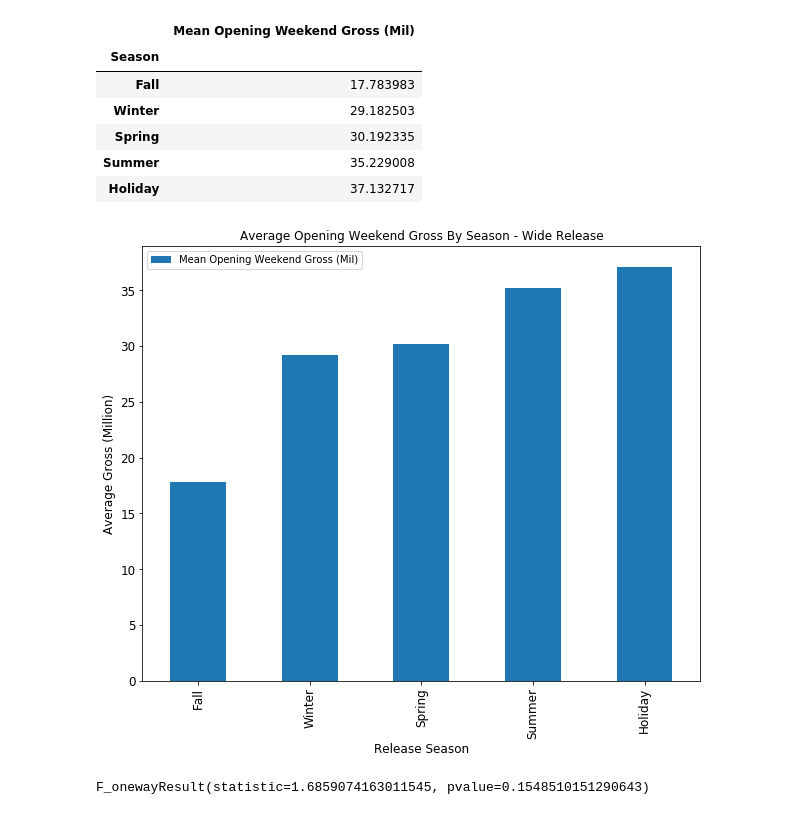
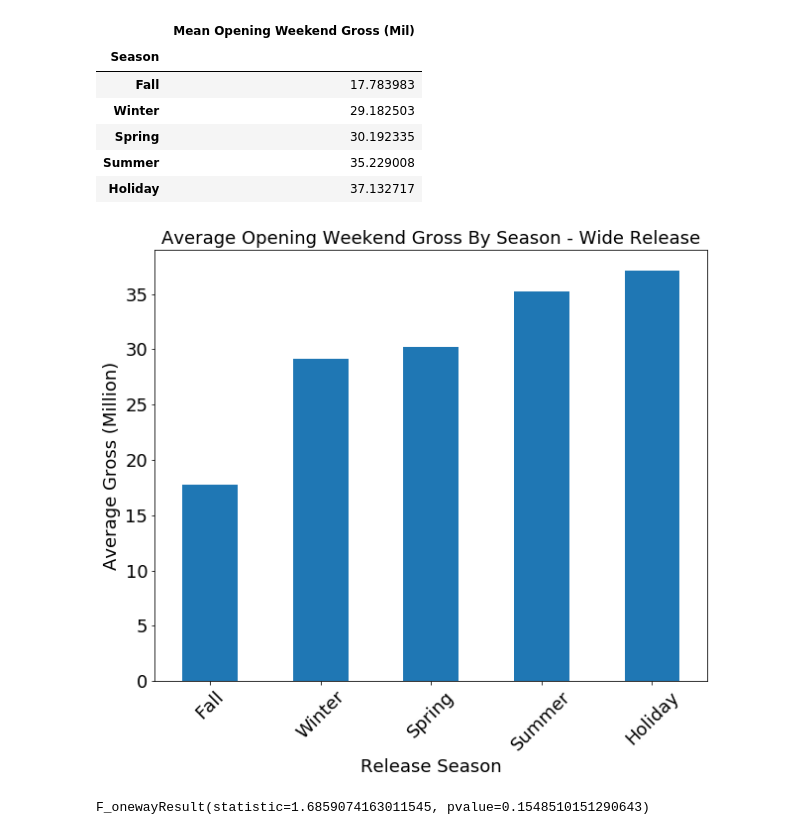
Before and after one commit to ocsc-datascience/MovieDataMagic, a Jupyter notebook: notebooks/MoviesOpeningBoxOfficeBySeason-WideRelease.ipynb, the cells around one changed output. Saved outputs shown, nothing was run; the diff lists cells and outputs as text; code cells hidden in the pictures.

```diff
--- a/notebooks/MoviesOpeningBoxOfficeBySeason-WideRelease.ipynb
+++ b/notebooks/MoviesOpeningBoxOfficeBySeason-WideRelease.ipynb
@@ -144,16 +144,15 @@ WRplot_df
 | Holiday | 37.132717 |
 # %%
 ax = WRplot_df.plot(kind='bar', \
-                  title = 'Average Opening Weekend Gross By Season - Wide Release',\
-                  figsize=(10, 8), legend=True, fontsize=12 )
+                  figsize=(10, 8), legend=False, fontsize=18, rot=45 )
 
-
-ax.set_xlabel("Release Season", fontsize=12)
-ax.set_ylabel("Average Gross (Million)", fontsize=12)
+ax.set_title('Average Opening Weekend Gross By Season - Wide Release',fontsize= 18)
+ax.set_xlabel("Release Season", fontsize=18)
+ax.set_ylabel("Average Gross (Million)", fontsize=18)
 plt.savefig('../plots/box_office_by_season.png',dpi=200)
 plt.show()
 # %% [output]
-[figure, old version]
+[figure, new version]
 # %%
 wideRelease_df
 spring = wideRelease_df[wideRelease_df["Season"] == "Spring"]["opening_weekend_gross"].tolist()
```
Also changed, not shown: 3 other files.
